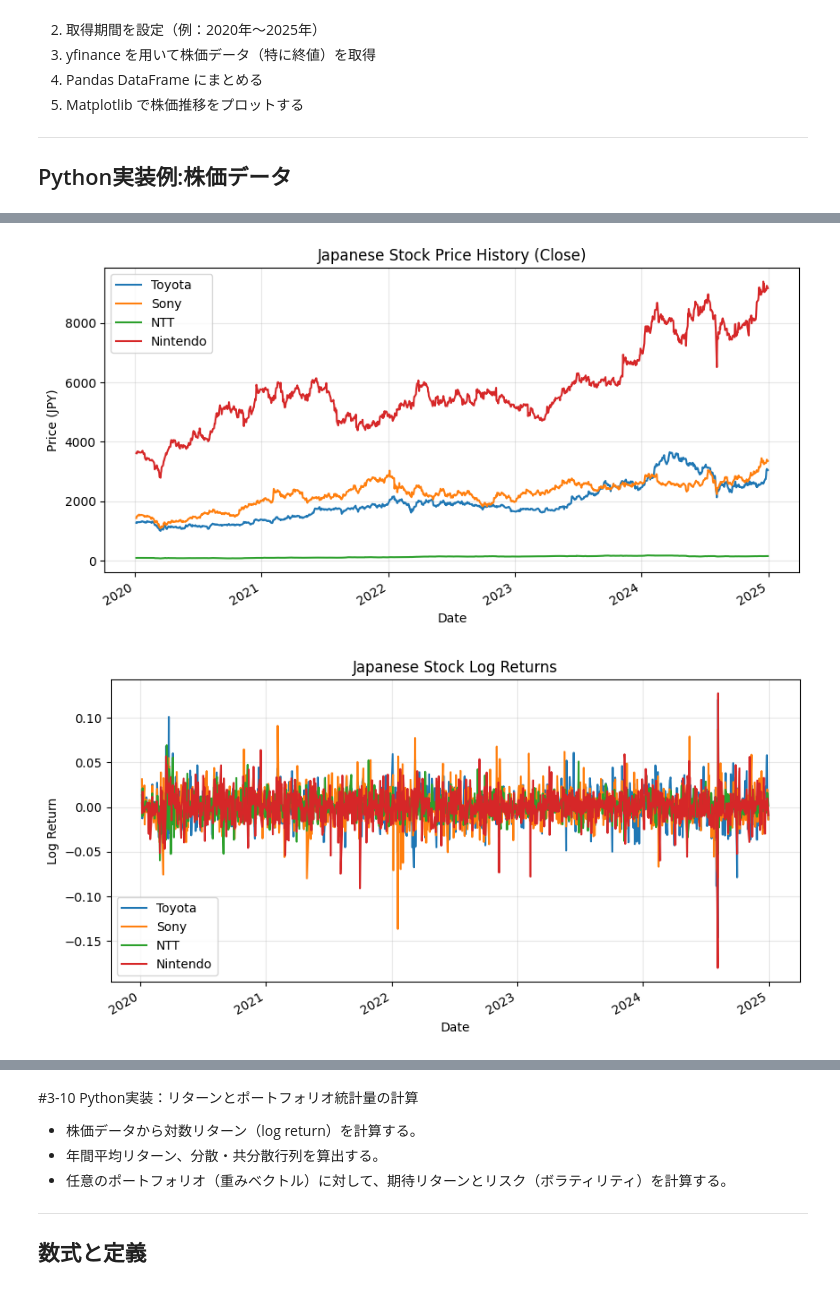
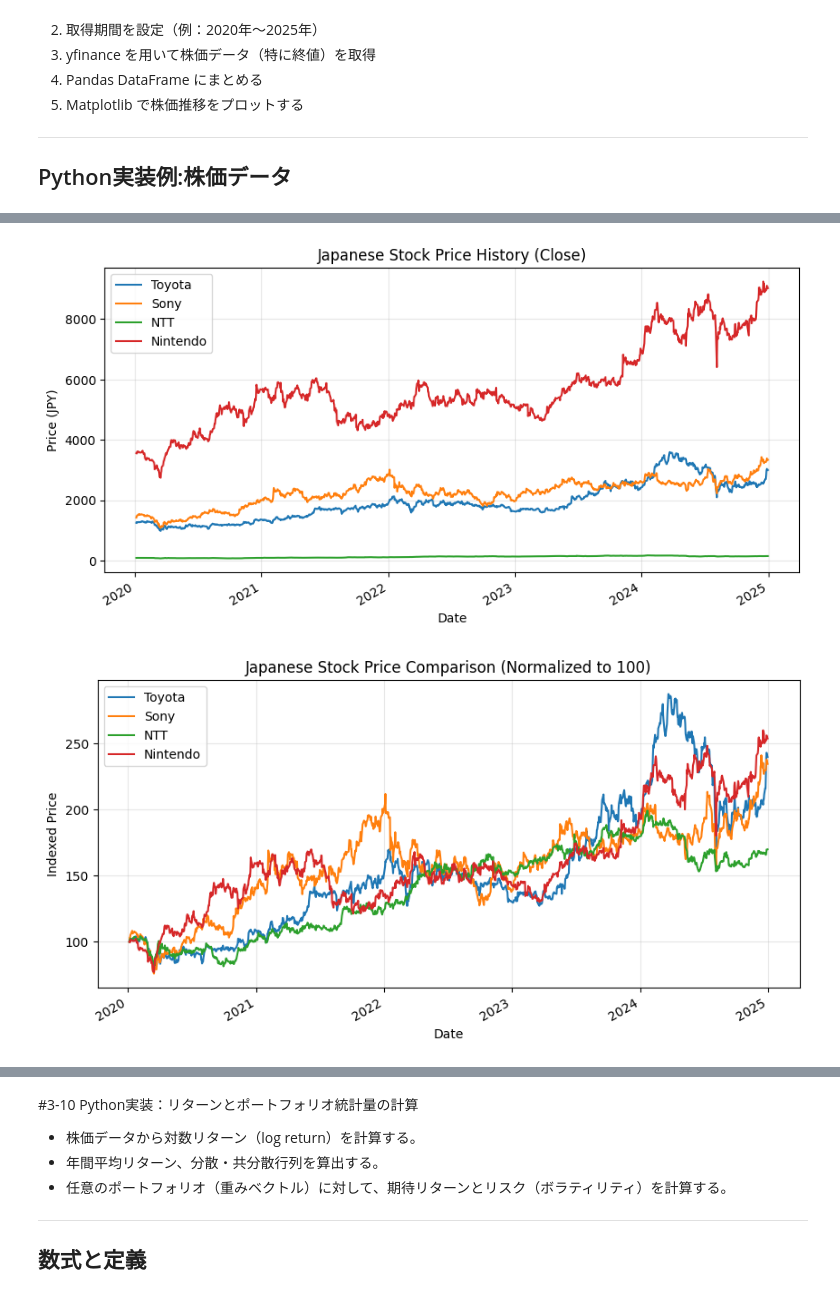
Before and after one commit to ish66726-a11y/Quant-Finance-Fundamentals, a Jupyter notebook: notebooks/03ポートフォリオ理論.ipynb, the cells around one changed output, grey strips where cells are left out. Saved outputs shown, nothing was run; the diff lists cells and outputs as text; code cells hidden in the pictures.

```diff
--- a/notebooks/03ポートフォリオ理論.ipynb
+++ b/notebooks/03ポートフォリオ理論.ipynb
@@ -464,6 +464,17 @@ def show_data(data, title, ylabel):
     plt.show()
 
 
+# ===== 3) 基準化価格を作る関数 =====
+def normalize_prices(data):
+    """
+    初日の価格を100として基準化する。
+    これにより、価格水準の異なる銘柄どうしでも
+    値動きのパフォーマンスを比較しやすくなる。
+    """
+    normalized = data / data.iloc[0] * 100
+    return normalized
+
+
 # ==================================================
 # 実行部分
 # ==================================================
@@ -494,31 +505,70 @@ data = download_data(stocks, start, end)
 # ⑤ 列名を会社名に変更（可読性向上）
 data = data.rename(columns=name_map)
 
-# ⑥ 単純リターン（前日比の変化率）
+# ⑥ 欠損値を削除
+#    銘柄によって営業日やデータ欠損が少し違うことがあるため、
+#    すべての銘柄の値がそろっている日だけ使う
+data = data.dropna()
+
+# ⑦ 単純リターン（前日比の変化率）
 #    (P_t - P_{t-1}) / P_{t-1}
 returns = data.pct_change().dropna()
 
-# ⑦ 対数リターン（log return）
+# ⑧ 対数リターン（log return）
 #    ln(P_t / P_{t-1})
 log_returns = np.log(data / data.shift(1)).dropna()
 
-# ⑧ 取得データの確認（先頭5行）
-print("取得データ（先頭5行）：")
+# ⑨ 基準化価格
+#    初日の価格を100としてそろえることで、
+#    どの銘柄が相対的に大きく上昇・下落したか比較しやすくする
+normalized_data = normalize_prices(data)
+
+# ⑩ 平均リターンやボラティリティを確認
+summary = pd.DataFrame({
+    "平均日次リターン": returns.mean(),
+    "日次ボラティリティ": returns.std(),
+    "年率リターン（近似）": returns.mean() * 252,
+    "年率ボラティリティ": returns.std() * np.sqrt(252)
+})
+
+# ⑪ 取得データの確認
+print("===== 取得データ（先頭5行）=====")
 print(data.head())
 
-print("\n単純リターン（先頭5行）：")
+print("\n===== 単純リターン（先頭5行）=====")
 print(returns.head())
 
-print("\n対数リターン（先頭5行）：")
+print("\n===== 対数リターン（先頭5行）=====")
 print(log_returns.head())
 
-# ⑨ 株価推移を表示
-show_data(data,
-          title="Japanese Stock Price History (Close)",
-          ylabel="Price (JPY)")
+print("\n===== 基準化価格（先頭5行）=====")
+print(normalized_data.head())
 
-# ⑩ 対数リターン推移を表示
-show_data(log_returns,
-          title="Japanese Stock Log Returns",
-          ylabel="Log Return")
+print("\n===== リターン要約 =====")
+print(summary)
+
+# ⑫ 株価推移を表示
+#    ただし株価水準が違うので、そのままだと比較しづらいこともある
+show_data(
+    data,
+    title="Japanese Stock Price History (Close)",
+    ylabel="Price (JPY)"
+)
+
+# ⑬ 基準化価格の推移を表示
+#    初日を100にそろえているので、
+#    どの銘柄がどれだけ伸びたか比較しやすい
+show_data(
+    normalized_data,
+    title="Japanese Stock Price Comparison (Normalized to 100)",
+    ylabel="Indexed Price"
+)
+
+# ⑭ 対数リターン推移を表示
+#    日々の値動きの大きさや変動の激しさを確認しやすい
+show_data(
+    log_returns,
+    title="Japanese Stock Log Returns",
+    ylabel="Log Return"
+)
 # %% [output]
@@ -542,2 +592,2 @@ Date
 [figure]
-[figure, old version]
+[figure, new version]
```
Also changed, not shown: parts of 2 cells of this notebook.
